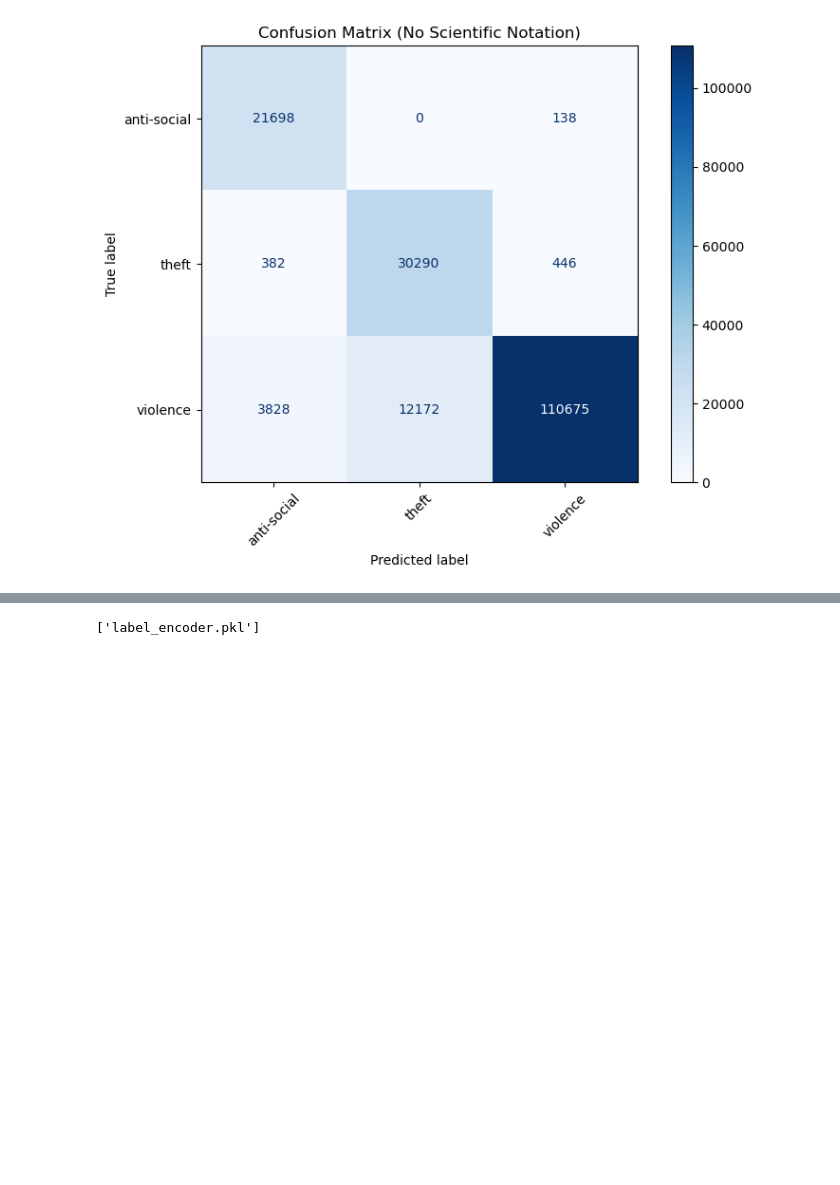
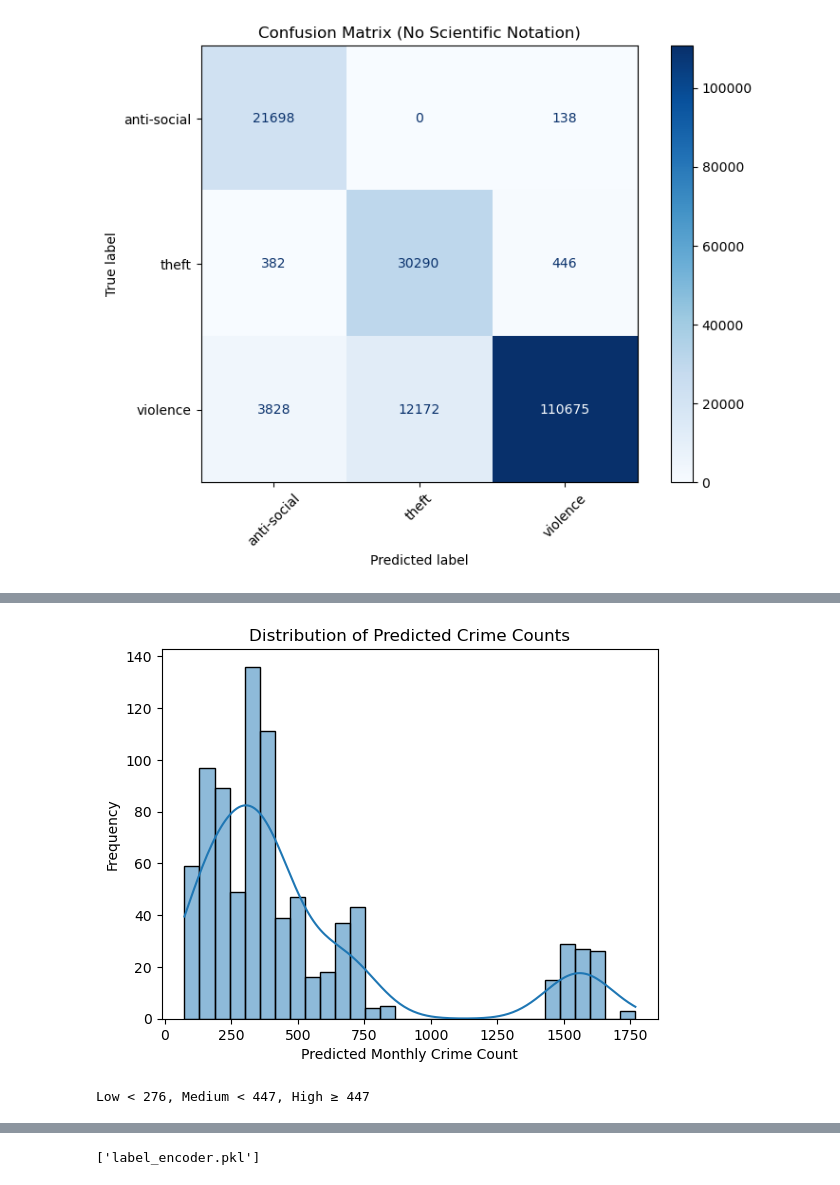
Before and after one commit to mAlex28/UK-Crime-Data-Prediction, a Jupyter notebook: notebooks/experiment.ipynb, the cells around one changed output, grey strips where cells are left out. Cells and saved outputs as stored; diff of their text form; code cells hidden in the pictures; blank space fills up the shorter version.

```diff
--- a/notebooks/experiment.ipynb
+++ b/notebooks/experiment.ipynb
@@ -590,0 +675,18 @@ NameError: name 'pd' is not defined
+# %%
+import matplotlib.pyplot as plt
+import seaborn as sns
+
+sns.histplot(df_regression['predicted_crime_count'], bins=30, kde=True)
+plt.title("Distribution of Predicted Crime Counts")
+plt.xlabel("Predicted Monthly Crime Count")
+plt.ylabel("Frequency")
+plt.show()
+# %% [output]
+[figure, added]
+# %%
+low_cutoff = df_regression['predicted_crime_count'].quantile(0.33)
+medium_cutoff = df_regression['predicted_crime_count'].quantile(0.66)
+
+print(f"Low < {low_cutoff:.0f}, Medium < {medium_cutoff:.0f}, High ≥ {medium_cutoff:.0f}")
+# %% [output]
+Low < 276, Medium < 447, High ≥ 447
```
Also changed, not shown: parts of 15 cells of this notebook, 1 other file.
